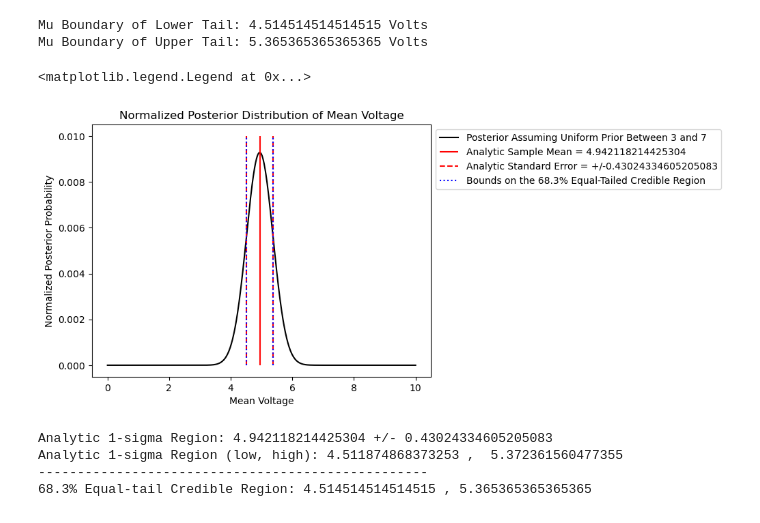
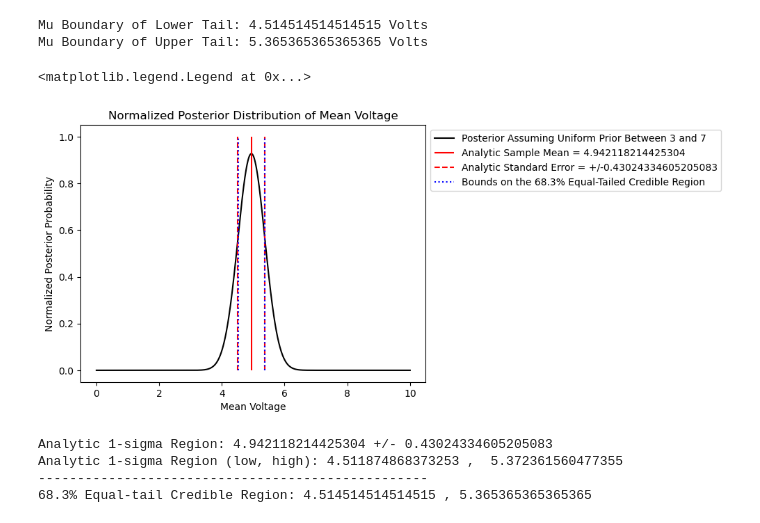
Before and after one commit to VanderbiltAstronomy/astr_8070_s24, a Jupyter notebook: coursework/student_folders/Ryan_Nowicki/vu_astr8070_s24_hw4_RyanNowicki.ipynb, the cells around one changed output. Cells and saved outputs as stored; diff of their text form; code cells hidden in the pictures.

```diff
--- a/coursework/student_folders/Ryan_Nowicki/vu_astr8070_s24_hw4_RyanNowicki.ipynb
+++ b/coursework/student_folders/Ryan_Nowicki/vu_astr8070_s24_hw4_RyanNowicki.ipynb
@@ -111,3 +111,6 @@ Like = L_notln(Volt,mugrid,V_unc)
 print(Like)
 # %% [output]
 [2.3911911400489033e-36, 3.122930928922879e-36, 4.076386736487797e-36, 5.318060770000968e-36, 6.934196215145039e-36, 9.036575312297096e-36, 1.1770001906492374e-35, 1.5321952403597524e-35, 1.9935016505 ...
+# %%
+dmu = mugrid[1] - mugrid[0] #dx for normalizing integral of posteriors
+print(dmu)
@@ -126,7 +131,7 @@ mu_min = 3 #lower bound of uniform distribution
 C = 1 / (mu_max - mu_min)
 # %%
 #computing the normalization for the posterior, also known as the evidence
-Evid = C*np.sum(Like) #we normalize to 1, so summing over all points gives us the cumulative
+Evid = C * np.sum(Like) * dmu #we normalize to 1, so summing over all points gives us the cumulative
 # %%
 #computing posterior probability
 post = Like * prior.pdf(mugrid) / Evid
@@ -161,2 +191,5 @@ print(post_cdf)
+# %%
+#using np.cumsum
+post_cdf_1 =  np.cumsum(post)*dmu
 # %%
 #test plot of post cdf
@@ -176,10 +209,10 @@ print(low_tail,high_tail)
 #finding the credible region by excluding points not in the region after we scaled the cdf to a percentage
 credreg = []        #empty array to hold the values of the cdf in credible region
 credreg_mus = []    #empty array to hold the values of the mus in credible region
-for i in range(len(post_cdf)):
-    if post_cdf[i]>=low_tail and post_cdf[i]<=high_tail:
+for i in range(len(post_cdf_1)):
+    if post_cdf_1[i]>=low_tail and post_cdf_1[i]<=high_tail:
         credreg_index = i
-        credreg.append(post_cdf)
+        credreg.append(post_cdf_1)
         credreg_mus.append(credreg_index)
 # %% [output]
 0.15849999999999997 0.8415
@@ -196,25 +229,25 @@ Mu Boundary of Upper Tail: 5.365365365365365 Volts
 # %%
 #new plot with credible region and analytic sample mean/stderr plotted too
 
 #first recreate posterior distibution
 plt.plot(mugrid,post, color='k', label='Posterior Assuming Uniform Prior Between 3 and 7')
 plt.title('Normalized Posterior Distribution of Mean Voltage')
 plt.xlabel('Mean Voltage')
 plt.ylabel('Normalized Posterior Probability')
 
 #plotting vertical lines of analytic sample mean +/- standard error
-plt.vlines(mean_dat1,0,0.01, color='r', label='Analytic Sample Mean = '+str(mean_dat1)) #vertical line at analytic sample mean
-plt.vlines(mean_dat1+stderr_dat1,0,0.01, color='r', linestyles="dashed", label='Analytic Standard Error = +/-'+str(stderr_dat1)) #vertical lines one standard error away (positive) from analytic sample mean
-plt.vlines(mean_dat1-stderr_dat1,0,0.01, color='r', linestyles="dashed") #vertical lines one standard error away (negative) from analytic sample mean
+plt.vlines(mean_dat1,0,1, color='r', label='Analytic Sample Mean = '+str(mean_dat1)) #vertical line at analytic sample mean
+plt.vlines(mean_dat1+stderr_dat1,0,1, color='r', linestyles="dashed", label='Analytic Standard Error = +/-'+str(stderr_dat1)) #vertical lines one standard error away (positive) from analytic sample mean
+plt.vlines(mean_dat1-stderr_dat1,0,1, color='r', linestyles="dashed") #vertical lines one standard error away (negative) from analytic sample mean
 
 #plotting credible region
-plt.vlines(cred_mu_low,0,0.01, color='b', linestyles="dotted", label='Bounds on the 68.3% Equal-Tailed Credible Region') #vertical line representing lower boundary of 68.3% Equal-tailed credible region
-plt.vlines(cred_mu_high,0,0.01, color='b', linestyles="dotted") #vertical line representing upper boundary of 68.3% Equal-tailed credible region
+plt.vlines(cred_mu_low,0,1, color='b', linestyles="dotted", label='Bounds on the 68.3% Equal-Tailed Credible Region') #vertical line representing lower boundary of 68.3% Equal-tailed credible region
+plt.vlines(cred_mu_high,0,1, color='b', linestyles="dotted") #vertical line representing upper boundary of 68.3% Equal-tailed credible region
 
 plt.legend(bbox_to_anchor=(1,1))
 # %% [output]
 <matplotlib.legend.Legend at 0x...>
-[figure, old version]
+[figure, new version]
 # %%
 #Comparison of Credible Region Values and Analytic Results
 
```
Also changed, not shown: parts of 52 cells of this notebook.
